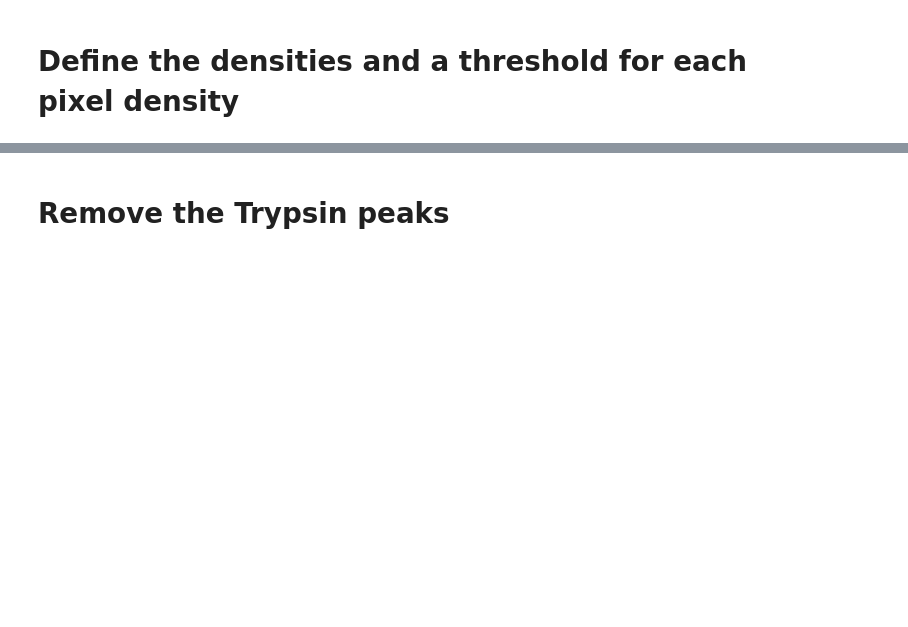
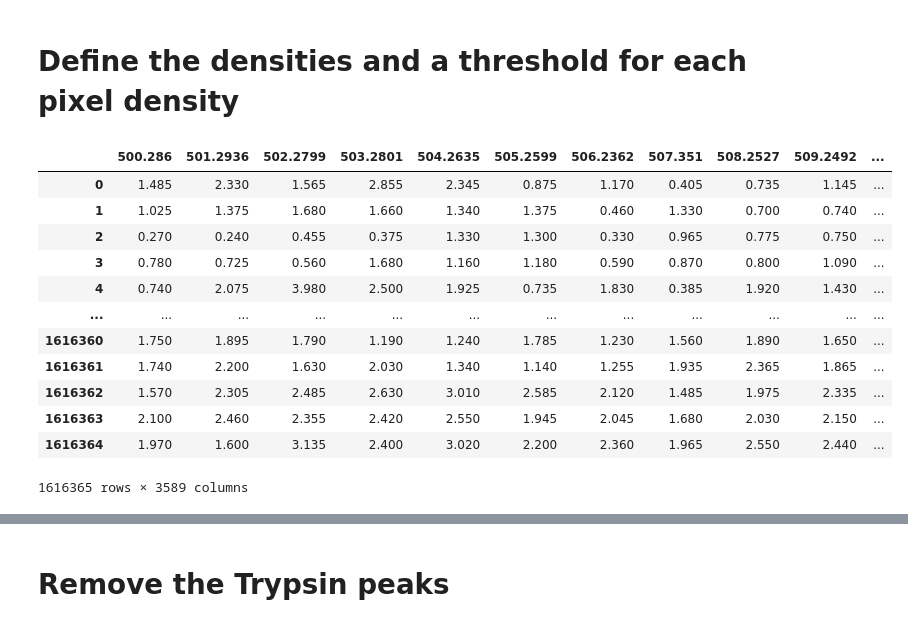
Before and after one commit to GeNeHetX/MALDI-balanced, a Jupyter notebook: maldi_normalization.ipynb, the cells around one changed output, grey strips where cells are left out. Cells and saved outputs as stored; diff of their text form; code cells hidden in the pictures; blank space fills up the shorter version.

```diff
--- a/maldi_normalization.ipynb
+++ b/maldi_normalization.ipynb
@@ -40,0 +47,16 @@ threshold = {
+# %%
+peaks
+# %% [output]
+|  | 500.286 | 501.2936 | 502.2799 | 503.2801 | 504.2635 | 505.2599 | 506.2362 | 507.351 | 508.2527 | 509.2492 | ... |
+| 0 | 1.485 | 2.330 | 1.565 | 2.855 | 2.345 | 0.875 | 1.170 | 0.405 | 0.735 | 1.145 | ... |
+| 1 | 1.025 | 1.375 | 1.680 | 1.660 | 1.340 | 1.375 | 0.460 | 1.330 | 0.700 | 0.740 | ... |
+| 2 | 0.270 | 0.240 | 0.455 | 0.375 | 1.330 | 1.300 | 0.330 | 0.965 | 0.775 | 0.750 | ... |
+| 3 | 0.780 | 0.725 | 0.560 | 1.680 | 1.160 | 1.180 | 0.590 | 0.870 | 0.800 | 1.090 | ... |
+| 4 | 0.740 | 2.075 | 3.980 | 2.500 | 1.925 | 0.735 | 1.830 | 0.385 | 1.920 | 1.430 | ... |
+| ... | ... | ... | ... | ... | ... | ... | ... | ... | ... | ... | ... |
+| 1616360 | 1.750 | 1.895 | 1.790 | 1.190 | 1.240 | 1.785 | 1.230 | 1.560 | 1.890 | 1.650 | ... |
+| 1616361 | 1.740 | 2.200 | 1.630 | 2.030 | 1.340 | 1.140 | 1.255 | 1.935 | 2.365 | 1.865 | ... |
+| 1616362 | 1.570 | 2.305 | 2.485 | 2.630 | 3.010 | 2.585 | 2.120 | 1.485 | 1.975 | 2.335 | ... |
+| 1616363 | 2.100 | 2.460 | 2.355 | 2.420 | 2.550 | 1.945 | 2.045 | 1.680 | 2.030 | 2.150 | ... |
+| 1616364 | 1.970 | 1.600 | 3.135 | 2.400 | 3.020 | 2.200 | 2.360 | 1.965 | 2.550 | 2.440 | ... |
+1616365 rows × 3589 columns
```
Also changed, not shown: parts of 9 cells of this notebook.
